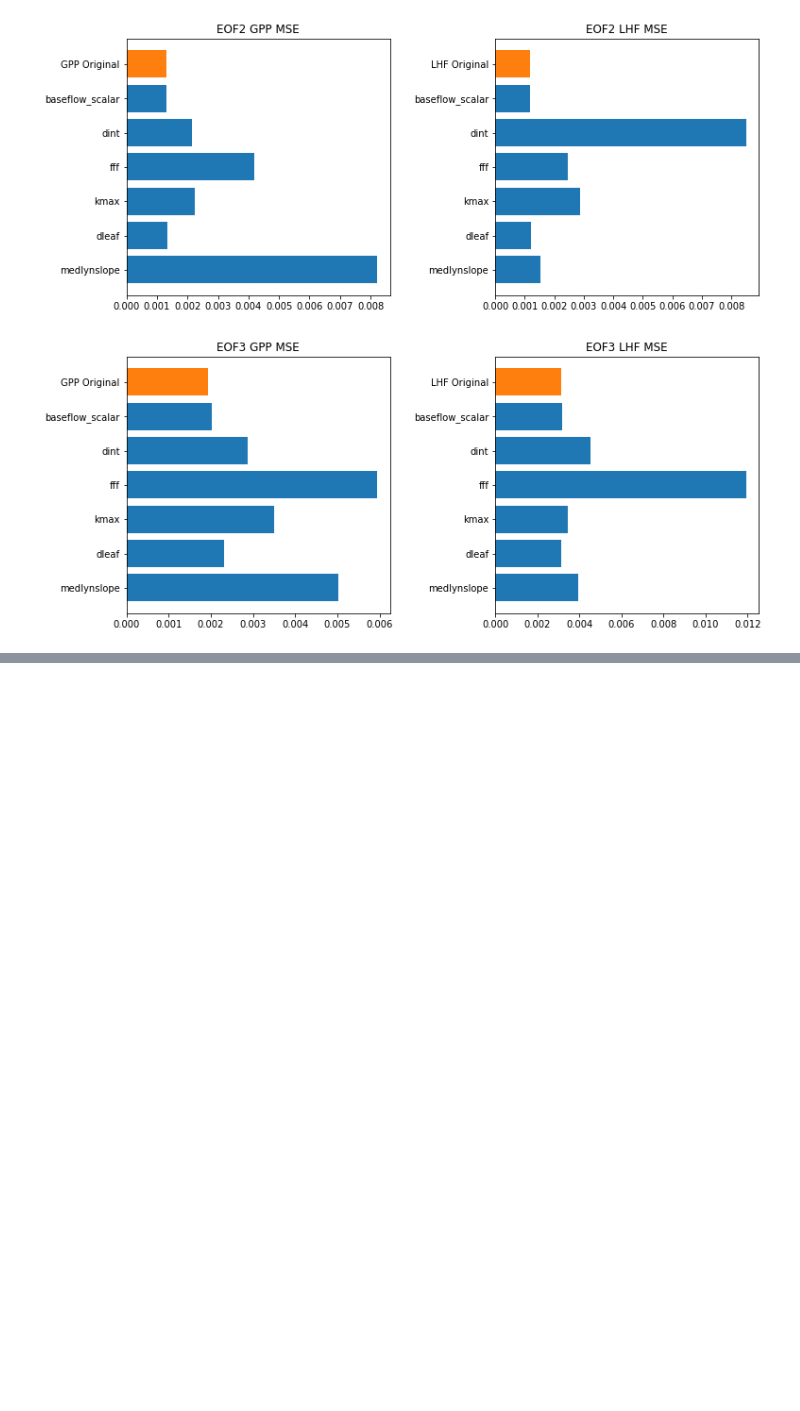
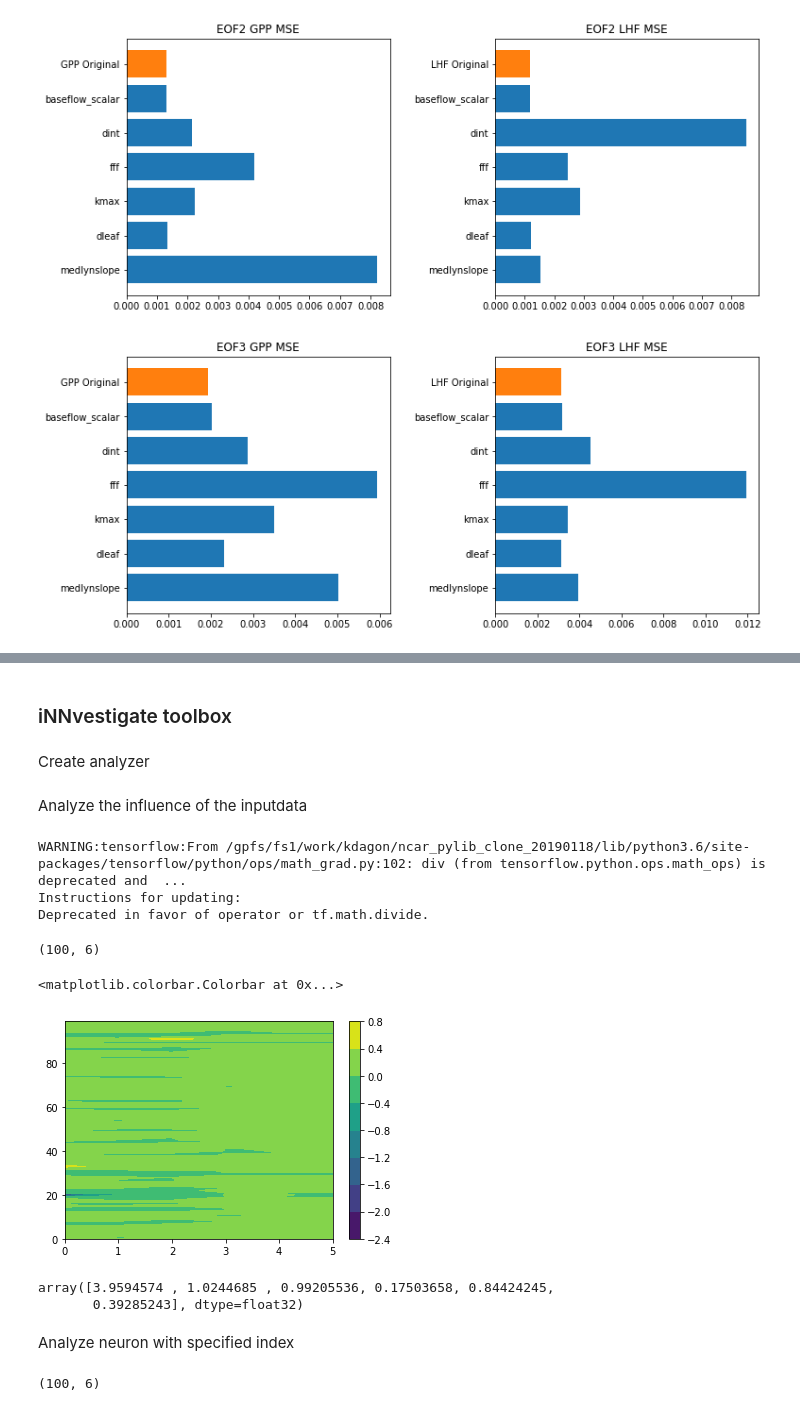
Before and after one commit to katiedagon/CLM5_ParameterUncertainty, a Jupyter notebook: NN_interp.ipynb, the cells around one changed output, grey strips where cells are left out. Saved outputs shown, nothing was run; the diff lists cells and outputs as text; code cells hidden in the pictures; blank space fills up the shorter version.

```diff
--- a/NN_interp.ipynb
+++ b/NN_interp.ipynb
@@ -181,0 +285,2 @@ for m in range(nmodes):
+# %% [markdown]
+### iNNvestigate toolbox
@@ -181,0 +289,34 @@ for m in range(nmodes):
+# %% [markdown]
+Create analyzer
+# %%
+#analyzer = innvestigate.create_analyzer("gradient", model_GPP)
+analyzer_DT = innvestigate.create_analyzer("deep_taylor", model_GPP)
+# %% [markdown]
+Analyze the influence of the inputdata
+# %%
+analysis = analyzer_DT.analyze(inputdata)
+# %% [output]
+WARNING:tensorflow:From /gpfs/fs1/work/kdagon/ncar_pylib_clone_20190118/lib/python3.6/site-packages/tensorflow/python/ops/math_grad.py:102: div (from tensorflow.python.ops.math_ops) is deprecated and  ...
+Instructions for updating:
+Deprecated in favor of operator or tf.math.divide.
+# %%
+analysis.shape
+#inputdata.shape
+# %% [output]
+(100, 6)
+# %%
+#plt.plot(analysis[2,:])
+#plt.plot(inputdata[2,:])
+#plt.scatter(inputdata[:,0], analysis[:,0])
+plt.contourf(analysis)
+plt.colorbar()
+# %% [output]
+<matplotlib.colorbar.Colorbar at 0x...>
+[figure, added]
+# %%
+np.sum(abs(analysis), axis=0)
+# %% [output]
+array([3.9594574 , 1.0244685 , 0.99205536, 0.17503658, 0.84424245,
+       0.39285243], dtype=float32)
+# %% [markdown]
+Analyze neuron with specified index
@@ -181,0 +326,4 @@ for m in range(nmodes):
+# %%
+analysis_2.shape
+# %% [output]
+(100, 6)
```
Also changed, not shown: parts of 30 cells of this notebook, 2 other files.
